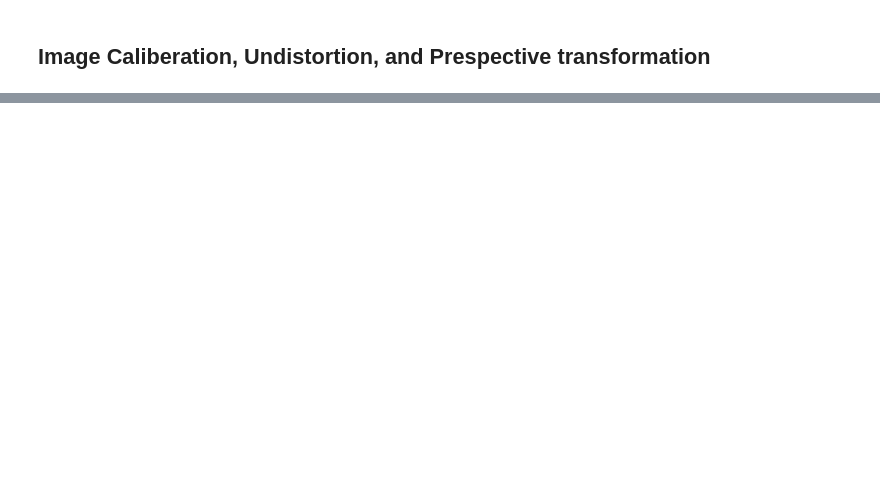
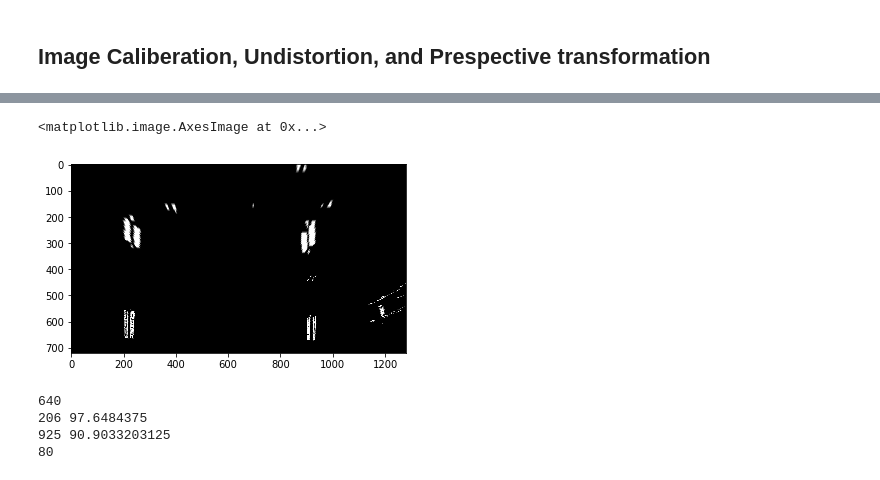
Before and after one commit to eelzinaty/CarND-Advanced-Lane-Lines, a Jupyter notebook: Advanced-Lane-Line-Finding.ipynb, the cells around one changed output, grey strips where cells are left out. Cells and saved outputs as stored; diff of their text form; code cells hidden in the pictures; blank space fills up the shorter version.

```diff
--- a/Advanced-Lane-Line-Finding.ipynb
+++ b/Advanced-Lane-Line-Finding.ipynb
@@ -80,0 +97,19 @@ True
+# %%
+out_img1 = np.uint8(np.dstack((top_down, top_down, top_down))*255)
+plt.imshow(out_img1)
+# %% [output]
+<matplotlib.image.AxesImage at 0x...>
+[figure, added]
+# %%
+midpoint = np.int(histogram.shape[0]/2)
+print(midpoint)
+leftx_base = np.argmax(histogram[:midpoint])
+print(leftx_base, histogram[leftx_base])
+rightx_base = np.argmax(histogram[midpoint:]) + midpoint
+print(rightx_base, histogram[rightx_base])
+print(np.int(top_down.shape[0]/9))
+# %% [output]
+640
+206 97.6484375
+925 90.9033203125
+80
```
Also changed, not shown: parts of 14 cells of this notebook, 4 other files.
